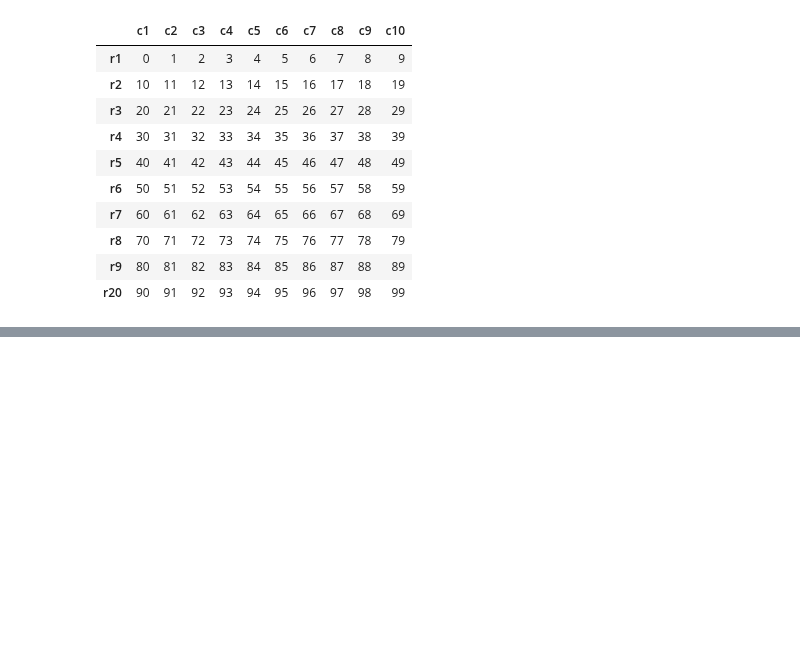
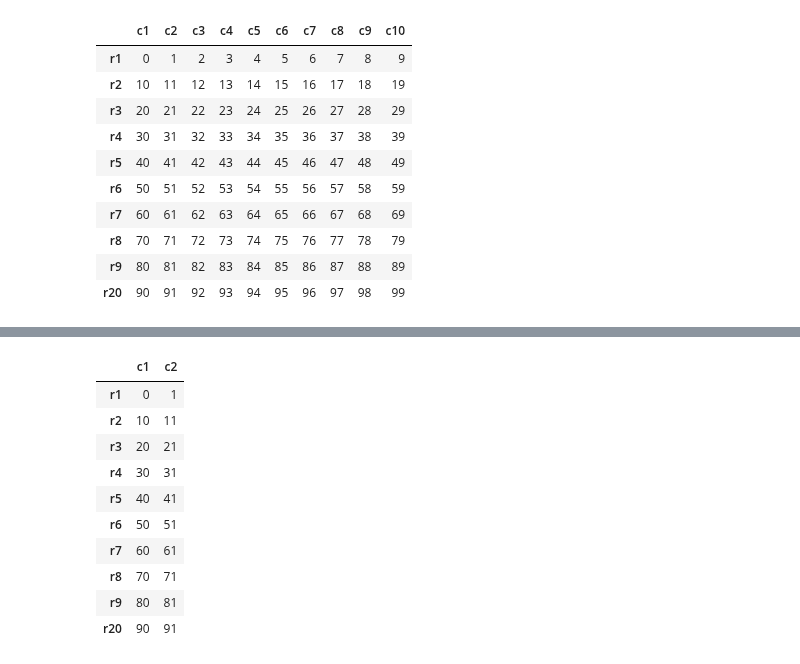
Before and after one commit to RaisulislamRimon/data-science-notes, a Jupyter notebook: module_5/module_5_class/class_2/1_panda.ipynb, the cells around one changed output, grey strips where cells are left out. Cells and saved outputs as stored; diff of their text form; code cells hidden in the pictures; blank space fills up the shorter version.

```diff
--- a/module_5/module_5_class/class_2/1_panda.ipynb
+++ b/module_5/module_5_class/class_2/1_panda.ipynb
@@ -104,0 +136,14 @@ df
+# %%
+df[['c1', 'c2']]
+# %% [output]
+|  | c1 | c2 |
+| r1 | 0 | 1 |
+| r2 | 10 | 11 |
+| r3 | 20 | 21 |
+| r4 | 30 | 31 |
+| r5 | 40 | 41 |
+| r6 | 50 | 51 |
+| r7 | 60 | 61 |
+| r8 | 70 | 71 |
+| r9 | 80 | 81 |
+| r20 | 90 | 91 |
```
Also changed, not shown: parts of 2 cells of this notebook.
